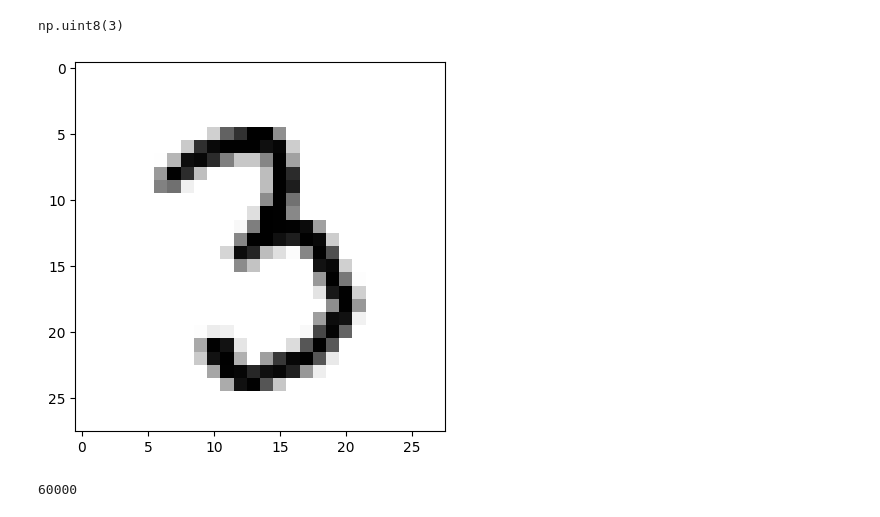
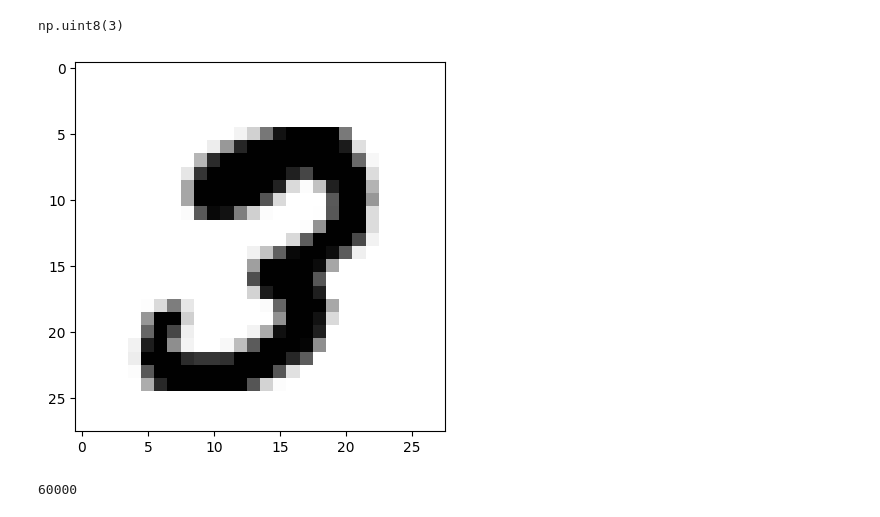
Before and after one commit to hazmelatarea/THE_CORE, a Jupyter notebook: 2 COMPUTACION NEURONAL/2_1_Un_primer_vistazo_a_una_Red_Neuronal.ipynb, the cells around one changed output. Drawn from its saved outputs; the diff is of its cells as text; code cells hidden in the pictures.

```diff
--- a/2 COMPUTACION NEURONAL/2_1_Un_primer_vistazo_a_una_Red_Neuronal.ipynb
+++ b/2 COMPUTACION NEURONAL/2_1_Un_primer_vistazo_a_una_Red_Neuronal.ipynb
@@ -102,13 +102,17 @@ train_labels[30000]
 # %% [output]
 np.uint8(3)
 # %%
+from keras.datasets import mnist
+
+(train_images, train_labels), (test_images, test_labels) = mnist.load_data()
+
 # Veamos el elemento 30000 y pintémoslo con matplotlib
 import matplotlib.pyplot as plt
-digit = train_images[30000]
+digit = train_images[12345]
 plt.imshow(digit, cmap=plt.cm.binary)
 plt.show()
 # %% [output]
-[figure, old version]
+[figure, new version]
 # %%
 len(train_labels)
 # %% [output]
```
Also changed, not shown: parts of 13 cells of this notebook.
